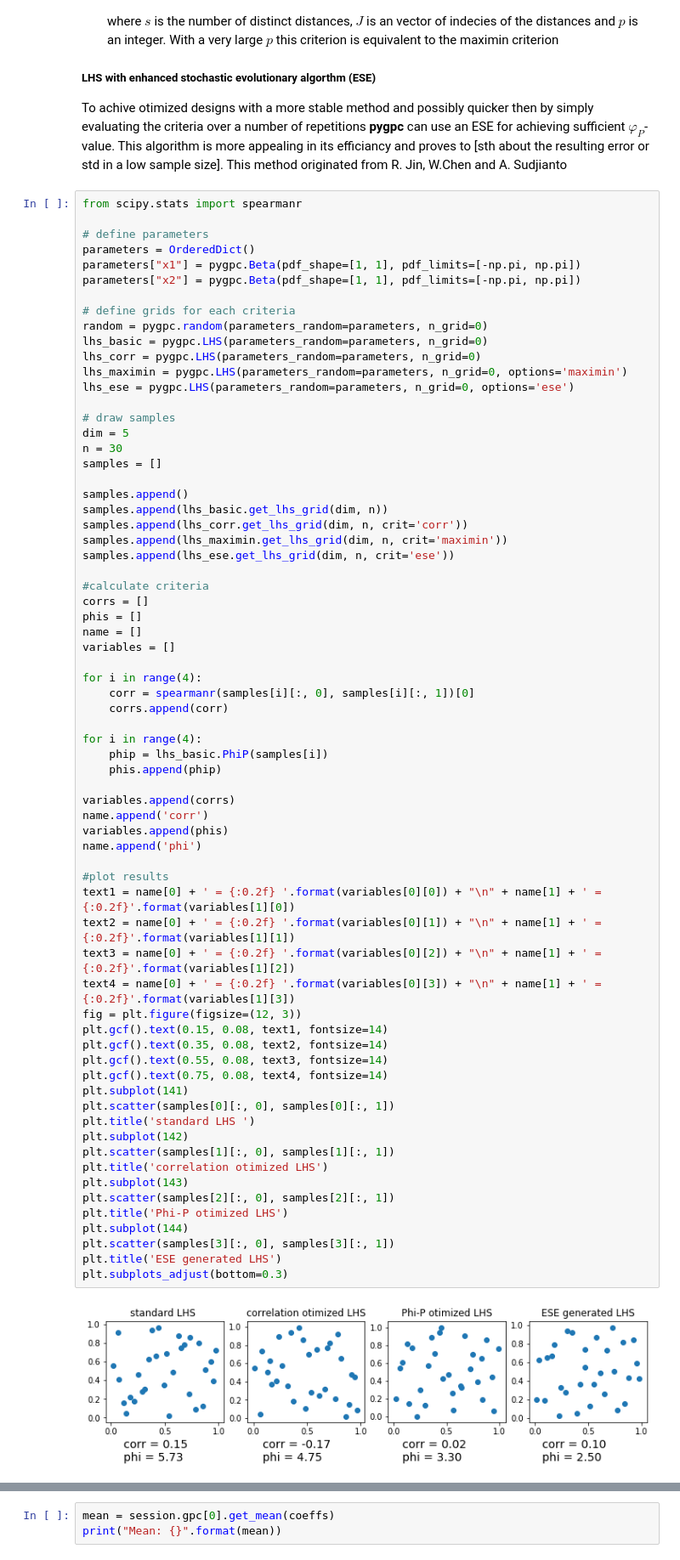
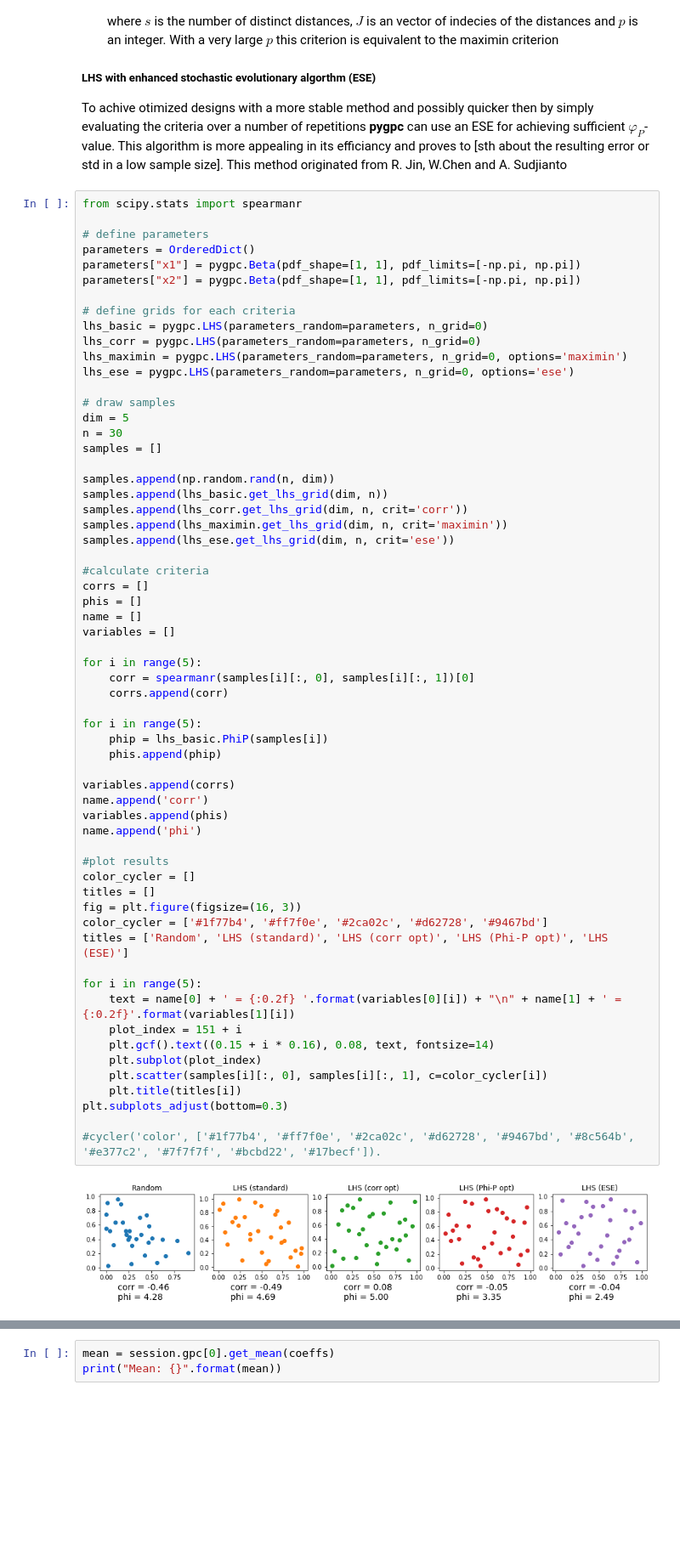
Before and after one commit to pygpc-polynomial-chaos/pygpc, a Jupyter notebook: tutorials/Tutorial_pygpc.ipynb, the cells around one changed output, grey strips where cells are left out. Shown at 85% size. Drawn from its saved outputs; the diff is of its cells as text; blank space fills up the shorter version.

Commit message:
- updated tutorial with plots for the LHS sampling variations

```diff
--- a/tutorials/Tutorial_pygpc.ipynb
+++ b/tutorials/Tutorial_pygpc.ipynb
@@ -453,7 +468,6 @@ parameters["x1"] = pygpc.Beta(pdf_shape=[1, 1], pdf_limits=[-np.pi, np.pi])
 parameters["x2"] = pygpc.Beta(pdf_shape=[1, 1], pdf_limits=[-np.pi, np.pi])
 
 # define grids for each criteria
-random = pygpc.random(parameters_random=parameters, n_grid=0)
 lhs_basic = pygpc.LHS(parameters_random=parameters, n_grid=0)
 lhs_corr = pygpc.LHS(parameters_random=parameters, n_grid=0)
 lhs_maximin = pygpc.LHS(parameters_random=parameters, n_grid=0, options='maximin')
@@ -462,55 +476,49 @@ lhs_ese = pygpc.LHS(parameters_random=parameters, n_grid=0, options='ese')
 # draw samples
 dim = 5
 n = 30
 samples = []
 
-samples.append()
+samples.append(np.random.rand(n, dim))
 samples.append(lhs_basic.get_lhs_grid(dim, n))
 samples.append(lhs_corr.get_lhs_grid(dim, n, crit='corr'))
 samples.append(lhs_maximin.get_lhs_grid(dim, n, crit='maximin'))
 samples.append(lhs_ese.get_lhs_grid(dim, n, crit='ese'))
 
 #calculate criteria
 corrs = []
 phis = []
 name = []
 variables = []
 
-for i in range(4):
+for i in range(5):
     corr = spearmanr(samples[i][:, 0], samples[i][:, 1])[0]
     corrs.append(corr)
 
-for i in range(4):
+for i in range(5):
     phip = lhs_basic.PhiP(samples[i])
     phis.append(phip)
 
 variables.append(corrs)
 name.append('corr')
 variables.append(phis)
 name.append('phi')
 
 #plot results
-text1 = name[0] + ' = {:0.2f} '.format(variables[0][0]) + "\n" + name[1] + ' = {:0.2f}'.format(variables[1][0])
-text2 = name[0] + ' = {:0.2f} '.format(variables[0][1]) + "\n" + name[1] + ' = {:0.2f}'.format(variables[1][1])
-text3 = name[0] + ' = {:0.2f} '.format(variables[0][2]) + "\n" + name[1] + ' = {:0.2f}'.format(variables[1][2])
-text4 = name[0] + ' = {:0.2f} '.format(variables[0][3]) + "\n" + name[1] + ' = {:0.2f}'.format(variables[1][3])
-fig = plt.figure(figsize=(12, 3))
-plt.gcf().text(0.15, 0.08, text1, fontsize=14)
-plt.gcf().text(0.35, 0.08, text2, fontsize=14)
-plt.gcf().text(0.55, 0.08, text3, fontsize=14)
-plt.gcf().text(0.75, 0.08, text4, fontsize=14)
-plt.subplot(141)
-plt.scatter(samples[0][:, 0], samples[0][:, 1])
-plt.title('standard LHS ')
-plt.subplot(142)
-plt.scatter(samples[1][:, 0], samples[1][:, 1])
-plt.title('correlation otimized LHS')
-plt.subplot(143)
-plt.scatter(samples[2][:, 0], samples[2][:, 1])
-plt.title('Phi-P otimized LHS')
-plt.subplot(144)
-plt.scatter(samples[3][:, 0], samples[3][:, 1])
-plt.title('ESE generated LHS')
+color_cycler = []
+titles = []
+fig = plt.figure(figsize=(16, 3))
+color_cycler = ['#1f77b4', '#ff7f0e', '#2ca02c', '#d62728', '#9467bd']
+titles = ['Random', 'LHS (standard)', 'LHS (corr opt)', 'LHS (Phi-P opt)', 'LHS (ESE)']
+
+for i in range(5):
+    text = name[0] + ' = {:0.2f} '.format(variables[0][i]) + "\n" + name[1] + ' = {:0.2f}'.format(variables[1][i])
+    plot_index = 151 + i
+    plt.gcf().text((0.15 + i * 0.16), 0.08, text, fontsize=14)
+    plt.subplot(plot_index)
+    plt.scatter(samples[i][:, 0], samples[i][:, 1], c=color_cycler[i])
+    plt.title(titles[i])
 plt.subplots_adjust(bottom=0.3)
+
+#cycler('color', ['#1f77b4', '#ff7f0e', '#2ca02c', '#d62728', '#9467bd', '#8c564b', '#e377c2', '#7f7f7f', '#bcbd22', '#17becf']).
 # %% [output]
-[figure, old version]
+[figure, new version]
```
Also changed, not shown: parts of 10 cells of this notebook, 2 other files.
